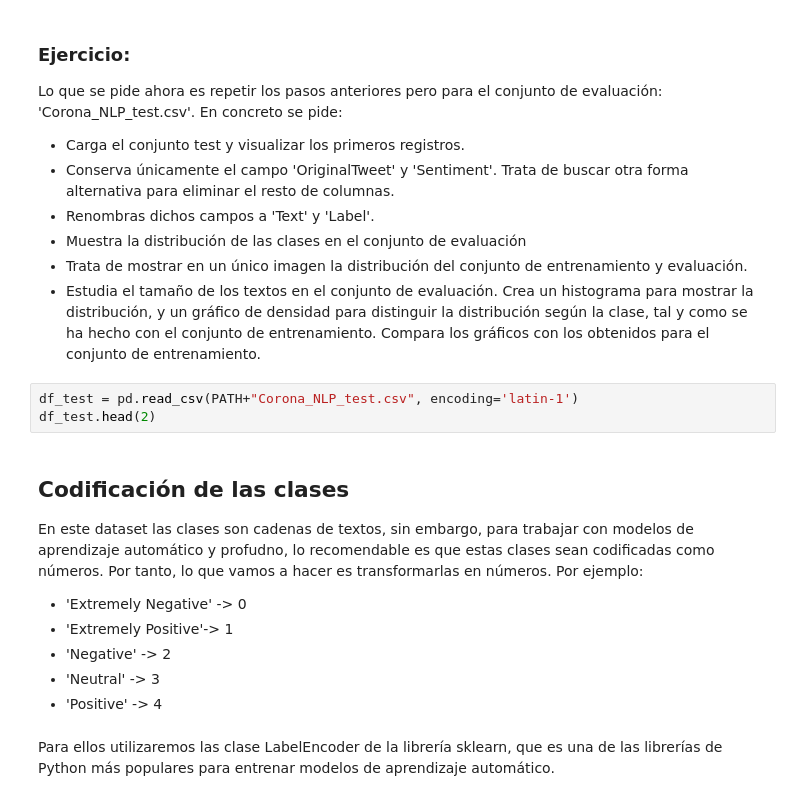
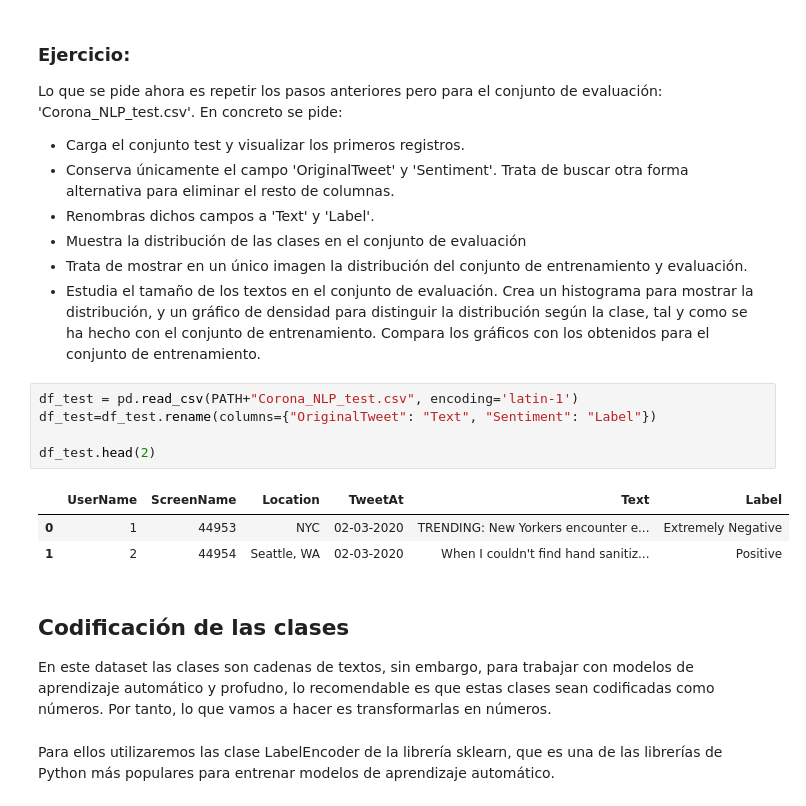
Before and after one commit to isegura/OCW-UC3M-NLPDeep-2023, a Jupyter notebook: tema1/datasets_csv.ipynb, the cells around one changed output. Saved outputs shown, nothing was run; the diff lists cells and outputs as text.

```diff
--- a/tema1/datasets_csv.ipynb
+++ b/tema1/datasets_csv.ipynb
@@ -293,18 +295,18 @@ Lo que se pide ahora es repetir los pasos anteriores pero para el conjunto de ev
 - Estudia el tamaño de los textos en el conjunto de evaluación. Crea un histograma para mostrar la distribución, y un gráfico de densidad para distinguir la distribución según la clase, tal y como se ha hecho con el conjunto de entrenamiento. Compara los gráficos con los obtenidos para el conjunto de entrenamiento.
 # %%
 df_test = pd.read_csv(PATH+"Corona_NLP_test.csv", encoding='latin-1')
+df_test=df_test.rename(columns={"OriginalTweet": "Text", "Sentiment": "Label"})
+
 df_test.head(2)
+# %% [output]
+|  | UserName | ScreenName | Location | TweetAt | Text | Label |
+| 0 | 1 | 44953 | NYC | 02-03-2020 | TRENDING: New Yorkers encounter e... | Extremely Negative |
+| 1 | 2 | 44954 | Seattle, WA | 02-03-2020 | When I couldn't find hand sanitiz... | Positive |
 # %% [markdown]
 ## Codificación de las clases
 
 En este dataset las clases son cadenas de textos, sin embargo, para trabajar con modelos de aprendizaje automático y profudno, lo recomendable es que estas clases sean codificadas como números.
-Por tanto, lo que vamos a hacer es transformarlas en números. Por ejemplo:
-
-- 'Extremely Negative' -> 0
-- 'Extremely Positive'-> 1
-- 'Negative' -> 2
-- 'Neutral' -> 3
-- 'Positive' -> 4
+Por tanto, lo que vamos a hacer es transformarlas en números.
 # %% [markdown]
 Para ellos utilizaremos las clase LabelEncoder de la librería sklearn, que es una de las librerías de Python más populares para entrenar modelos de aprendizaje automático.
 # %%
```
Also changed, not shown: parts of 8 cells of this notebook.
